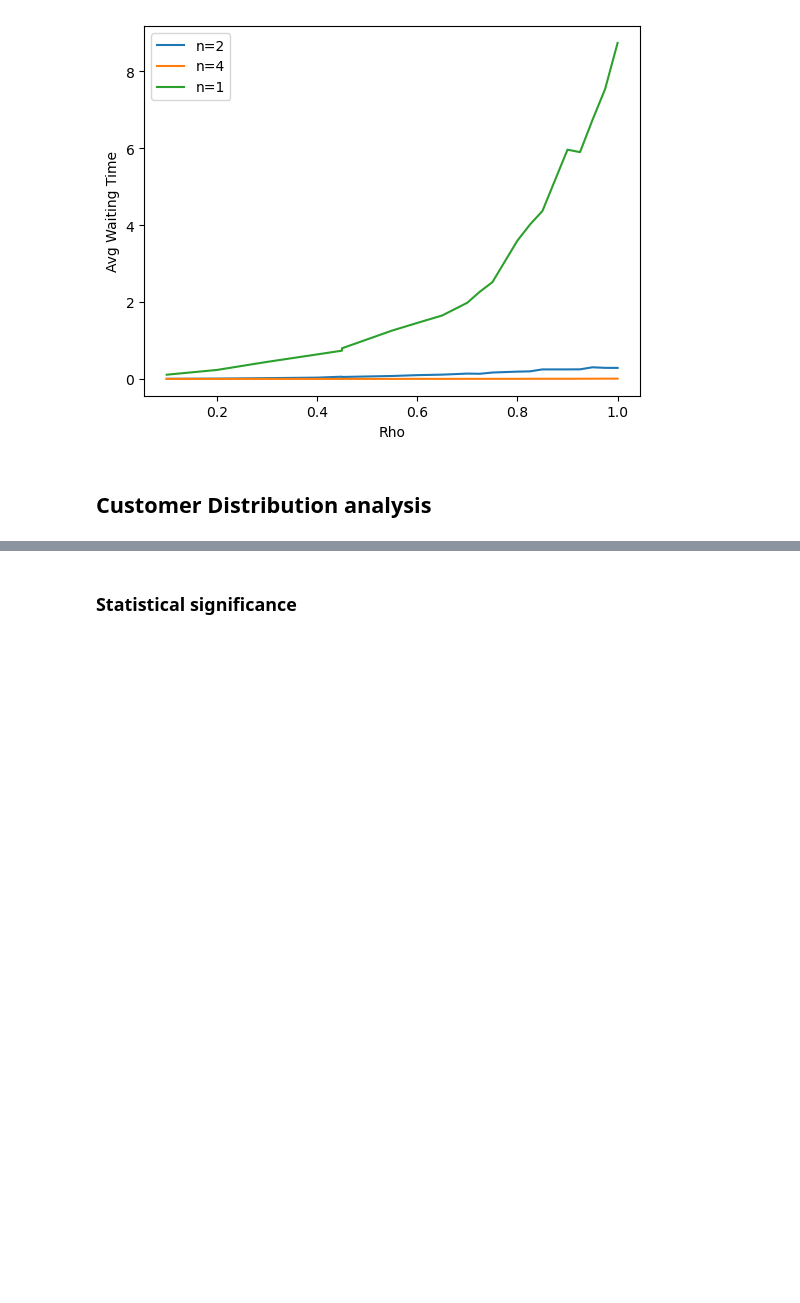
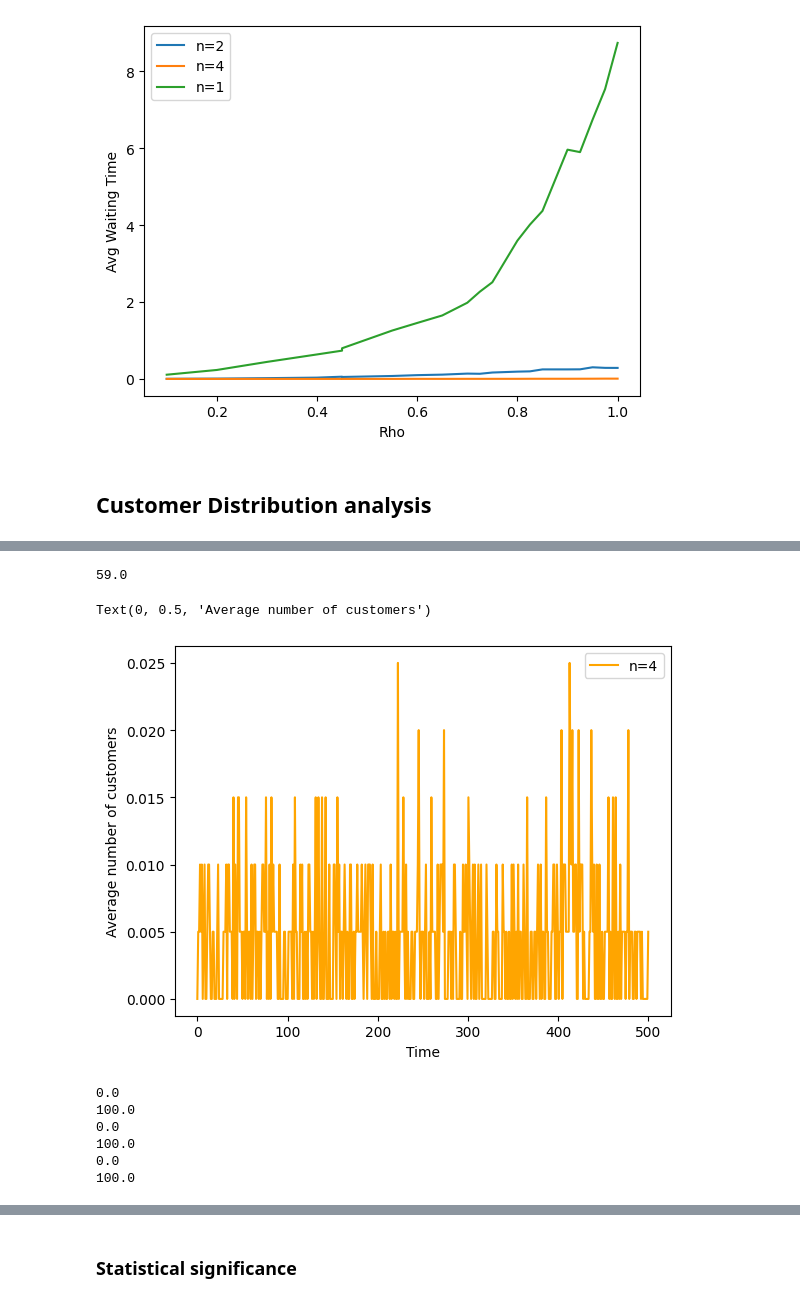
Before and after one commit to gajera-divya/Stochastic_simulations, a Jupyter notebook: SS_Kenia_Divya_Thomas_Assignment2.ipynb, the cells around one changed output, grey strips where cells are left out. Saved outputs shown, nothing was run; the diff lists cells and outputs as text; code cells hidden in the pictures; blank space fills up the shorter version.

```diff
--- a/SS_Kenia_Divya_Thomas_Assignment2.ipynb
+++ b/SS_Kenia_Divya_Thomas_Assignment2.ipynb
@@ -302,0 +292,21 @@ cd_4_MMn = customer_distribution("MMn", 4, TIME_STEPS)
+# %%
+print(occupied_rate_4)
+plt.plot(TIME_STEPS, cd_4_MMn, label="n=4", color="orange")
+plt.legend()
+plt.xlabel("Time")
+plt.ylabel("Average number of customers")
+# %% [output]
+59.0
+Text(0, 0.5, 'Average number of customers')
+[figure, added]
+# %%
+cd_1_MDn, occupied_rate_1_MDn = customer_distribution("MDn", 1, TIME_STEPS, MU)
+cd_2_MDn, occupied_rate_2_MDn = customer_distribution("MDn", 2, TIME_STEPS, MU)
+cd_4_MDn, occupied_rate_4_MDn = customer_distribution("MDn", 4, TIME_STEPS, MU)
+# %% [output]
+0.0
+100.0
+0.0
+100.0
+0.0
+100.0
```
Also changed, not shown: parts of 20 cells of this notebook, 7 other files.
